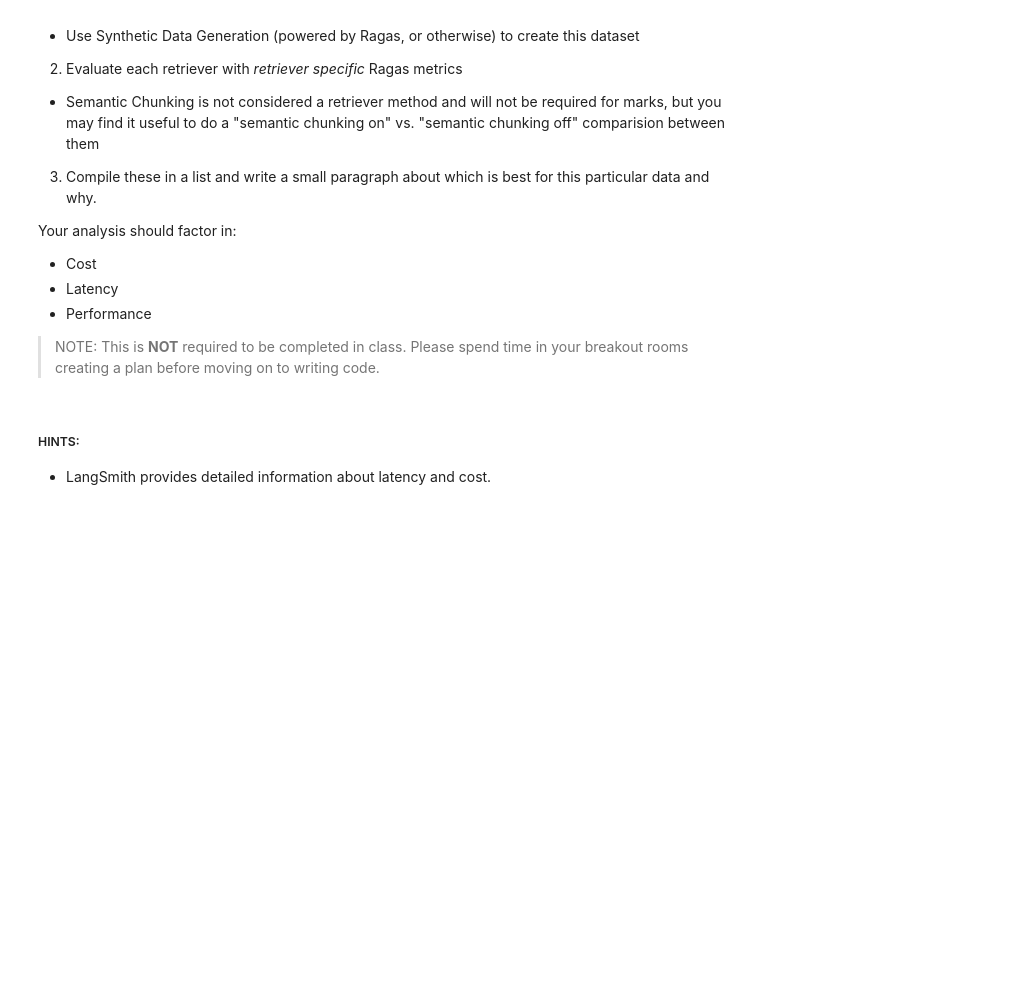
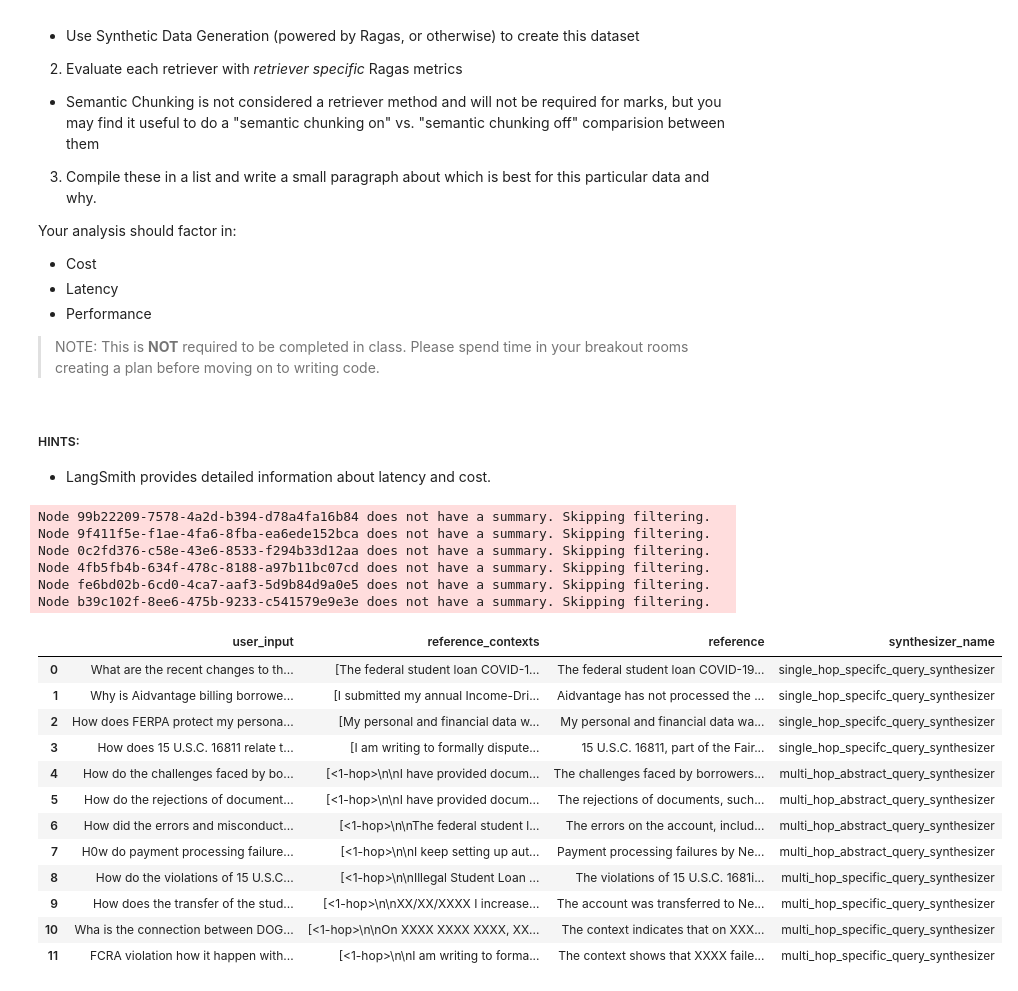
Before and after one commit to owendewing/Owen-AI7, a Jupyter notebook: 09_Advanced_Retrieval/Advanced_Retrieval_with_LangChain_Assignment.ipynb, the cells around one changed output. Cells and saved outputs as stored; diff of their text form; code cells hidden in the pictures; blank space fills up the shorter version.

```diff
--- a/09_Advanced_Retrieval/Advanced_Retrieval_with_LangChain_Assignment.ipynb
+++ b/09_Advanced_Retrieval/Advanced_Retrieval_with_LangChain_Assignment.ipynb
@@ -541,0 +580,35 @@ Your analysis should factor in:
+# %%
+from ragas.llms import LangchainLLMWrapper
+from ragas.embeddings import LangchainEmbeddingsWrapper
+from langchain_openai import ChatOpenAI
+from langchain_openai import OpenAIEmbeddings
+generator_llm = LangchainLLMWrapper(ChatOpenAI(model="gpt-4.1-nano"))
+generator_embeddings = LangchainEmbeddingsWrapper(OpenAIEmbeddings())
+# %%
+from ragas.testset import TestsetGenerator
+
+generator = TestsetGenerator(llm=generator_llm, embedding_model=generator_embeddings)
+dataset = generator.generate_with_langchain_docs(loan_complaint_data[:20], testset_size=10)
+# %% [output]
+Node 99b22209-7578-4a2d-b394-d78a4fa16b84 does not have a summary. Skipping filtering.
+Node 9f411f5e-f1ae-4fa6-8fba-ea6ede152bca does not have a summary. Skipping filtering.
+Node 0c2fd376-c58e-43e6-8533-f294b33d12aa does not have a summary. Skipping filtering.
+Node 4fb5fb4b-634f-478c-8188-a97b11bc07cd does not have a summary. Skipping filtering.
+Node fe6bd02b-6cd0-4ca7-aaf3-5d9b84d9a0e5 does not have a summary. Skipping filtering.
+Node b39c102f-8ee6-475b-9233-c541579e9e3e does not have a summary. Skipping filtering.
+# %%
+dataset.to_pandas()
+# %% [output]
+|  | user_input | reference_contexts | reference | synthesizer_name |
+| 0 | What are the recent changes to th... | [The federal student loan COVID-1... | The federal student loan COVID-19... | single_hop_specifc_query_synthesizer |
+| 1 | Why is Aidvantage billing borrowe... | [I submitted my annual Income-Dri... | Aidvantage has not processed the ... | single_hop_specifc_query_synthesizer |
+| 2 | How does FERPA protect my persona... | [My personal and financial data w... | My personal and financial data wa... | single_hop_specifc_query_synthesizer |
+| 3 | How does 15 U.S.C. 16811 relate t... | [I am writing to formally dispute... | 15 U.S.C. 16811, part of the Fair... | single_hop_specifc_query_synthesizer |
+| 4 | How do the challenges faced by bo... | [<1-hop>\n\nI have provided docum... | The challenges faced by borrowers... | multi_hop_abstract_query_synthesizer |
+| 5 | How do the rejections of document... | [<1-hop>\n\nI have provided docum... | The rejections of documents, such... | multi_hop_abstract_query_synthesizer |
+| 6 | How did the errors and misconduct... | [<1-hop>\n\nThe federal student l... | The errors on the account, includ... | multi_hop_abstract_query_synthesizer |
+| 7 | H0w do payment processing failure... | [<1-hop>\n\nI keep setting up aut... | Payment processing failures by Ne... | multi_hop_abstract_query_synthesizer |
+| 8 | How do the violations of 15 U.S.C... | [<1-hop>\n\nIllegal Student Loan ... | The violations of 15 U.S.C. 1681i... | multi_hop_specific_query_synthesizer |
+| 9 | How does the transfer of the stud... | [<1-hop>\n\nXX/XX/XXXX I increase... | The account was transferred to Ne... | multi_hop_specific_query_synthesizer |
+| 10 | Wha is the connection between DOG... | [<1-hop>\n\nOn XXXX XXXX XXXX, XX... | The context indicates that on XXX... | multi_hop_specific_query_synthesizer |
+| 11 | FCRA violation how it happen with... | [<1-hop>\n\nI am writing to forma... | The context shows that XXXX faile... | multi_hop_specific_query_synthesizer |
```
Also changed, not shown: parts of 24 cells of this notebook.
